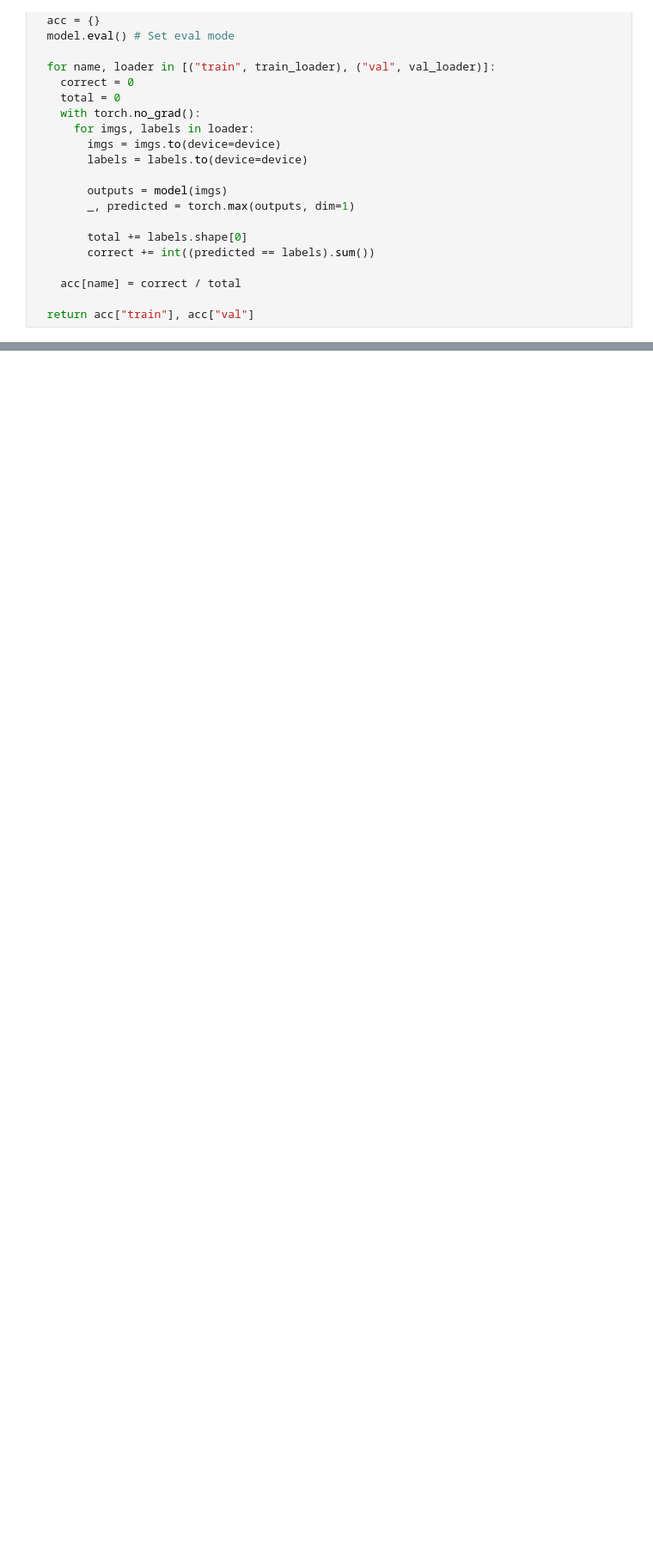
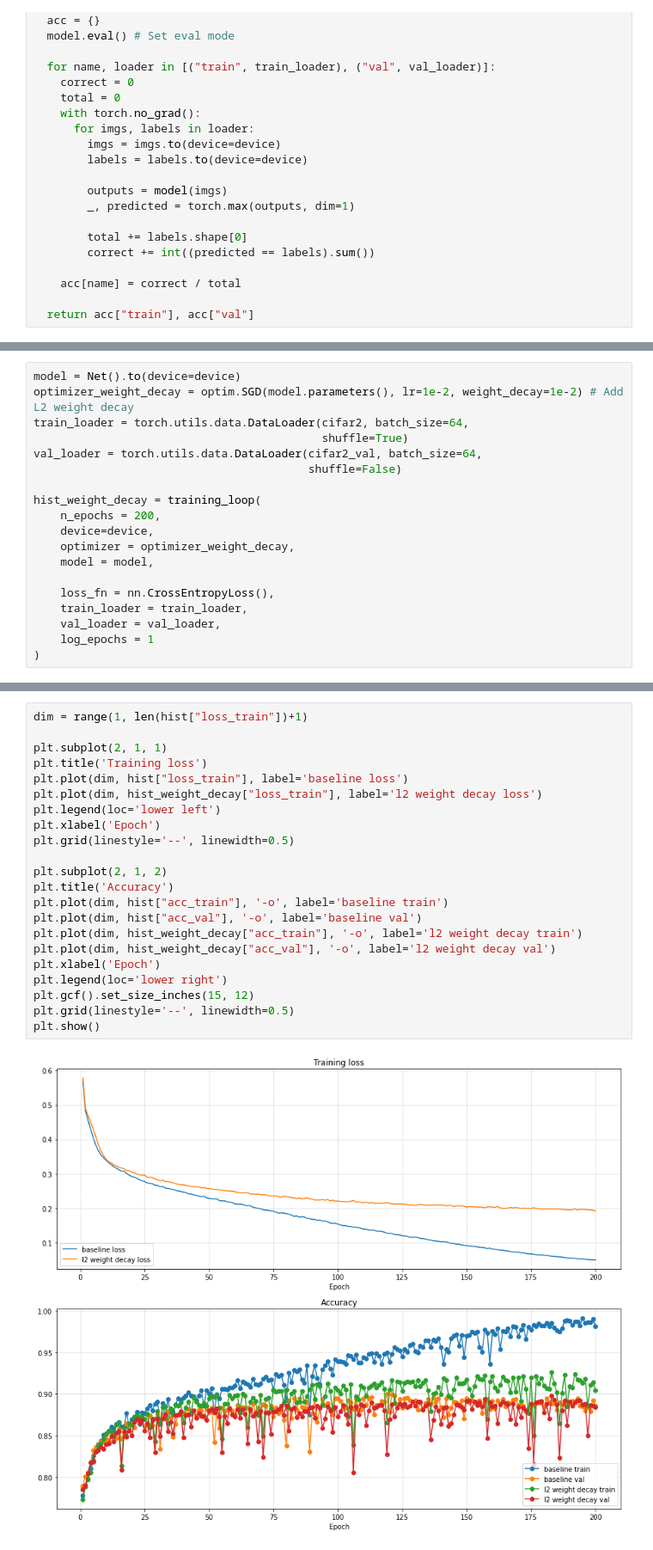
Before and after one commit to Bitdribble/dlwpt-code, a Jupyter notebook: colab/PyTorchCh8_Optimization.ipynb, the cells around one changed output, grey strips where cells are left out. Shown at 86% size. Drawn from its saved outputs; the diff is of its cells as text; blank space fills up the shorter version.

```diff
--- a/colab/PyTorchCh8_Optimization.ipynb
+++ b/colab/PyTorchCh8_Optimization.ipynb
@@ -196,0 +270,19 @@ plt.show()
+# %%
+model = Net().to(device=device)
+optimizer_weight_decay = optim.SGD(model.parameters(), lr=1e-2, weight_decay=1e-2) # Add L2 weight decay
+train_loader = torch.utils.data.DataLoader(cifar2, batch_size=64,
+                                           shuffle=True)
+val_loader = torch.utils.data.DataLoader(cifar2_val, batch_size=64,
+                                         shuffle=False)
+
+hist_weight_decay = training_loop(
+    n_epochs = 200,
+    device=device,
+    optimizer = optimizer_weight_decay,
+    model = model,
+
+    loss_fn = nn.CrossEntropyLoss(),
+    train_loader = train_loader,
+    val_loader = val_loader,
+    log_epochs = 1
+)
@@ -196,0 +307,24 @@ plt.show()
+# %%
+dim = range(1, len(hist["loss_train"])+1)
+
+plt.subplot(2, 1, 1)
+plt.title('Training loss')
+plt.plot(dim, hist["loss_train"], label='baseline loss')
+plt.plot(dim, hist_weight_decay["loss_train"], label='l2 weight decay loss')
+plt.legend(loc='lower left')
+plt.xlabel('Epoch')
+plt.grid(linestyle='--', linewidth=0.5)
+
+plt.subplot(2, 1, 2)
+plt.title('Accuracy')
+plt.plot(dim, hist["acc_train"], '-o', label='baseline train')
+plt.plot(dim, hist["acc_val"], '-o', label='baseline val')
+plt.plot(dim, hist_weight_decay["acc_train"], '-o', label='l2 weight decay train')
+plt.plot(dim, hist_weight_decay["acc_val"], '-o', label='l2 weight decay val')
+plt.xlabel('Epoch')
+plt.legend(loc='lower right')
+plt.gcf().set_size_inches(15, 12)
+plt.grid(linestyle='--', linewidth=0.5)
+plt.show()
+# %% [output]
+[figure, added]
```
Also changed, not shown: parts of 35 cells of this notebook.
